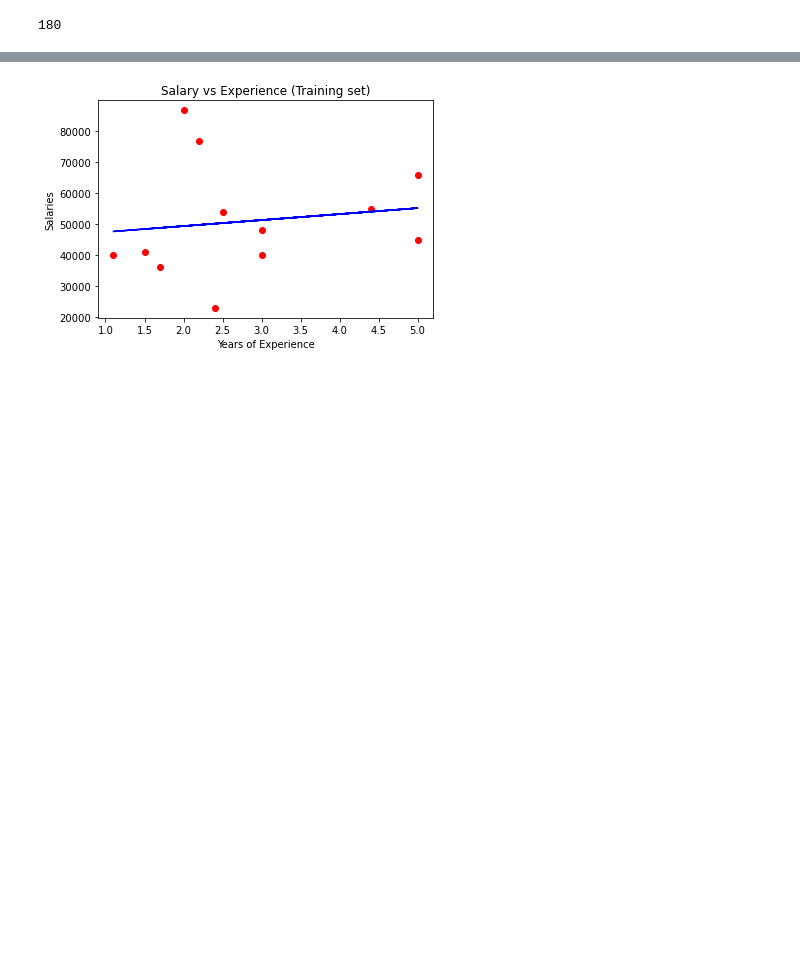
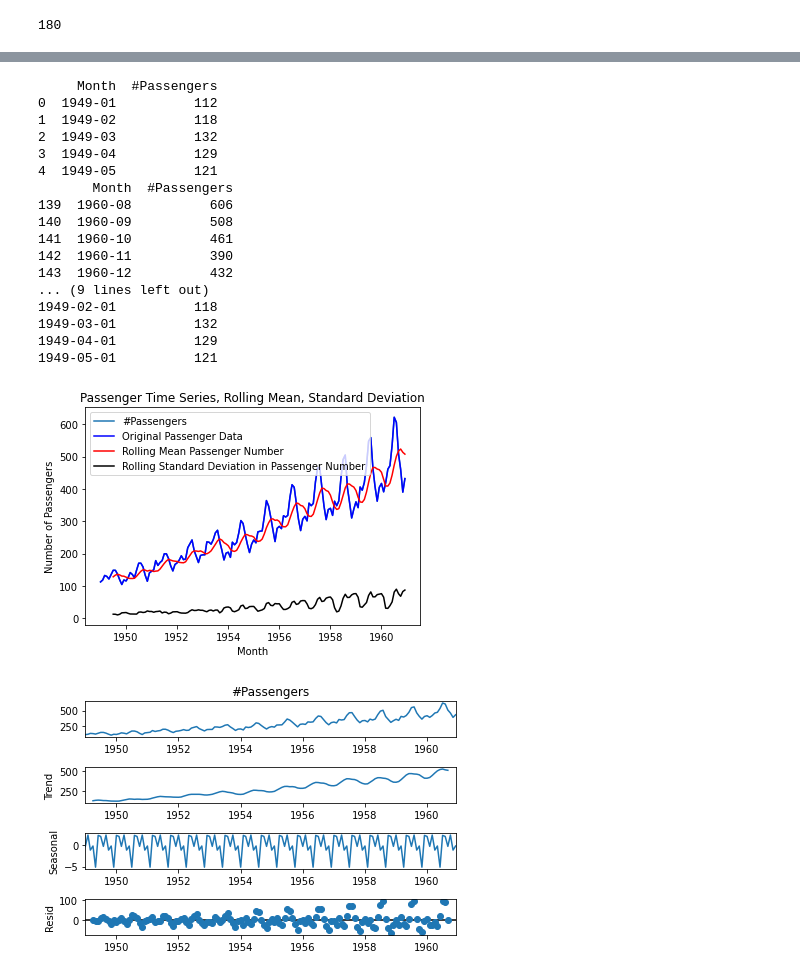
Before and after one commit to Puneethraj2000/MCA_2nd-Year, a Jupyter notebook: 3rd-Sem/Python/python.ipynb, the cells around one changed output, grey strips where cells are left out. Cells and saved outputs as stored; diff of their text form; code cells hidden in the pictures; blank space fills up the shorter version.

```diff
--- a/3rd-Sem/Python/python.ipynb
+++ b/3rd-Sem/Python/python.ipynb
@@ -927,13 +1089,64 @@ array([40000, 50000, 78654, 56000, 60000, 35578, 52000])
 # %%
-#visulaizing the results
-#plot the train
-plt.scatter(x_train, y_train, color = 'red') #plotting the observation
-plt.plot(x_train, regressor.predict(x_train), color = 'blue') #plotting
-plt.title("Salary vs Experience (Training set)") #stating the title
+#10.Write a Python program to demonstrate Timeseries analysis with Pandas.
+#Data can be in chronological. That means yearly monthly...
+#Data is depend on the time.
+#Quarter = Every 3 months
+#Rule of Thumb = Pay and eat
 
-plt.xlabel("Years of Experience") #name of x-axis
-plt.ylabel("Salaries") #name of y-axis
-plt.show() #specify end of graph
+import pandas as pd
+df = pd.read_csv("/home/mca/Puneethraj/DAP Datasets/AirPassengers.csv")
+print(df.head())
+print(df.tail())
+df['Month'] = pd.to_datetime(df['Month'], format='%Y-%m')
+print(df.head())
+df.index = df['Month']
+del df['Month']
+print(df.head())
+
+#Rolling Data = Data will have the irregular frequency. So we take the particular time period and calculate
+#               the average of that
+
+import matplotlib.pyplot as plt
+import seaborn as sns #extension of matplotlib
+
+sns.lineplot(data = df)
+plt.ylabel("Number of Passengers")
+
+rolling_mean = df.rolling(7).mean()
+rolling_std = df.rolling(7).std()
+
+plt.plot(df, color = "blue",label = "Original Passenger Data")
+
+plt.plot(rolling_mean, color = "red", label = "Rolling Mean Passenger Number")
+
+plt.plot(rolling_std, color = "black", label = "Rolling Standard Deviation in Passenger Number")
+
+plt.title("Passenger Time Series, Rolling Mean, Standard Deviation")
+
+plt.legend(loc = "best")
+
+from statsmodels.tsa.seasonal import seasonal_decompose
+decompose = seasonal_decompose(df['#Passengers'], model = 'additive', period = 7)
+decompose.plot()
+plt.show()
 # %% [output]
+     Month  #Passengers
+0  1949-01          112
+1  1949-02          118
+2  1949-03          132
+3  1949-04          129
+4  1949-05          121
+       Month  #Passengers
+139  1960-08          606
+140  1960-09          508
+141  1960-10          461
+142  1960-11          390
+143  1960-12          432
+... (9 lines left out)
+1949-02-01          118
+1949-03-01          132
+1949-04-01          129
+1949-05-01          121
-[figure, old version]
+[figure, new version]
+[figure, added]
 # %%
```
Also changed, not shown: parts of 80 cells of this notebook.
